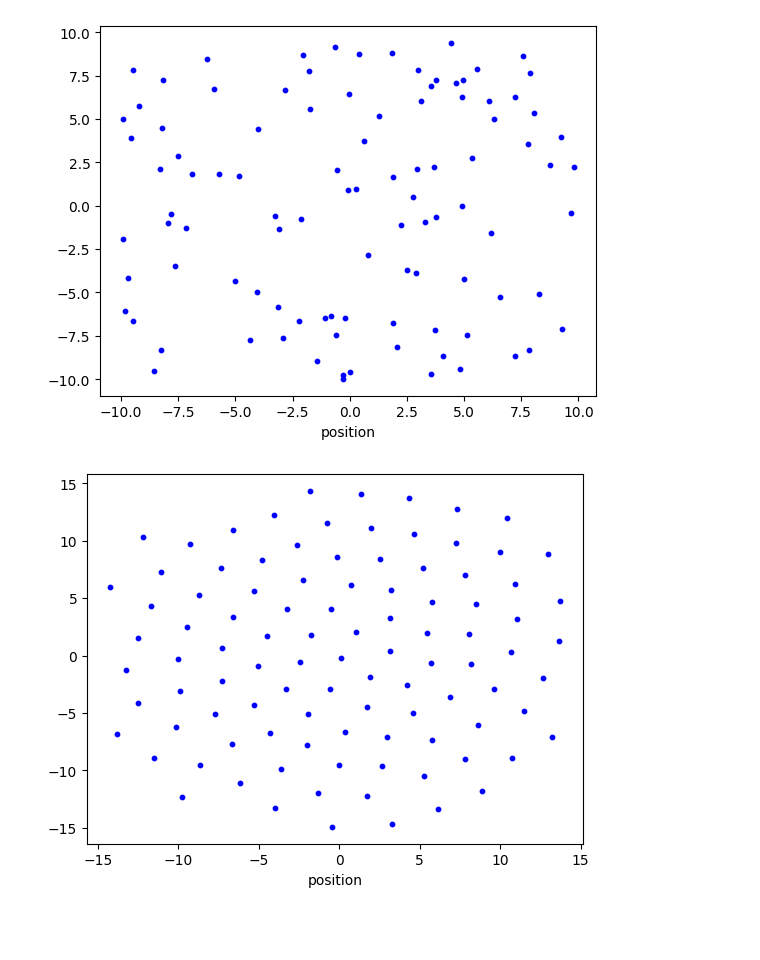
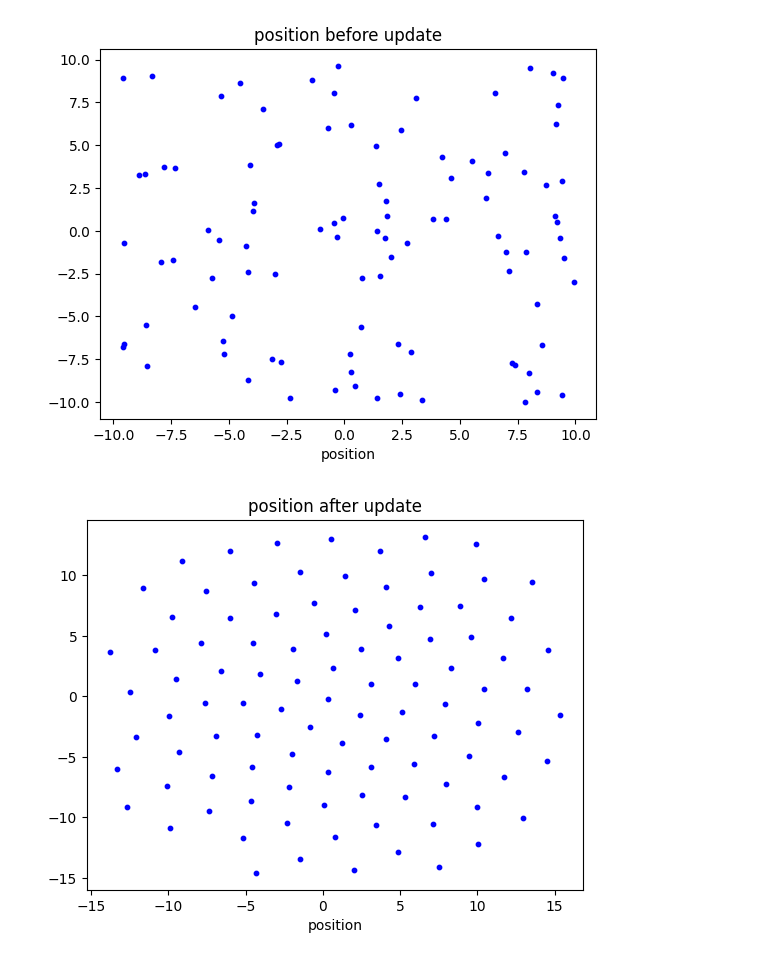
Before and after one commit to vinca0224/3D, a Jupyter notebook: uniform_2d.ipynb, the cells around one changed output. Saved outputs shown, nothing was run; the diff lists cells and outputs as text; code cells hidden in the pictures; blank space fills up the shorter version.

```diff
--- a/uniform_2d.ipynb
+++ b/uniform_2d.ipynb
@@ -1,16 +1,20 @@
 # %%
 import numpy as np
+import math
 
 points = np.random.uniform(low=-10, high=10, size=(100, 2))
 points = np.asarray(points)
 
-def circle(x, y, radius):
+def circle(x,radius):
+    return math.sqrt(radius **2 - x **2)
 
-    if radius == np.sqrt(x**2 + y**2):
-        return x,y
-    else:
-        pass
 
-ss = []
-for point in points:
-    ss.append(circle(point[0], point[1], 5))
+# point_x = np.random.uniform(-5,5, 100)
+# pp = []
+# for point in point_x:
+#     x, y = circle(point, 3)
+#     pp.append((x, y))
+#
+# pp = np.array(pp)
+y = circle(1,4)
+y
@@ -17,21 +38,22 @@ for point in points:
 # %%
 import matplotlib.pyplot as plt
 
 # nums의 최소값과 최대값 구하기
 min_num = np.min(points)
 max_num = np.max(points)
 
 # 1차원 선 그리기
 # plt.figure(figsize=(10, 2))
 
 # nums 값들을 선 위에 점으로 시각화
 for point in points:
     plt.scatter(point[0], point[1], color='b', s=10)
 
+plt.title('position before update')
 plt.xlabel('position')
 plt.show()
 # %% [output]
-[figure, old version]
+[figure, new version]
 # %%
 from scipy.stats import norm
 
@@ -76,7 +98,8 @@ max_num = np.max(points)
 for point in points:
     plt.scatter(point[0], point[1], color='b', s=10)
 
+plt.title('position after update')
 plt.xlabel('position')
 plt.show()
 # %% [output]
-[figure, old version]
+[figure, new version]
```
Also changed, not shown: parts of 2 cells of this notebook, 1 other file.
